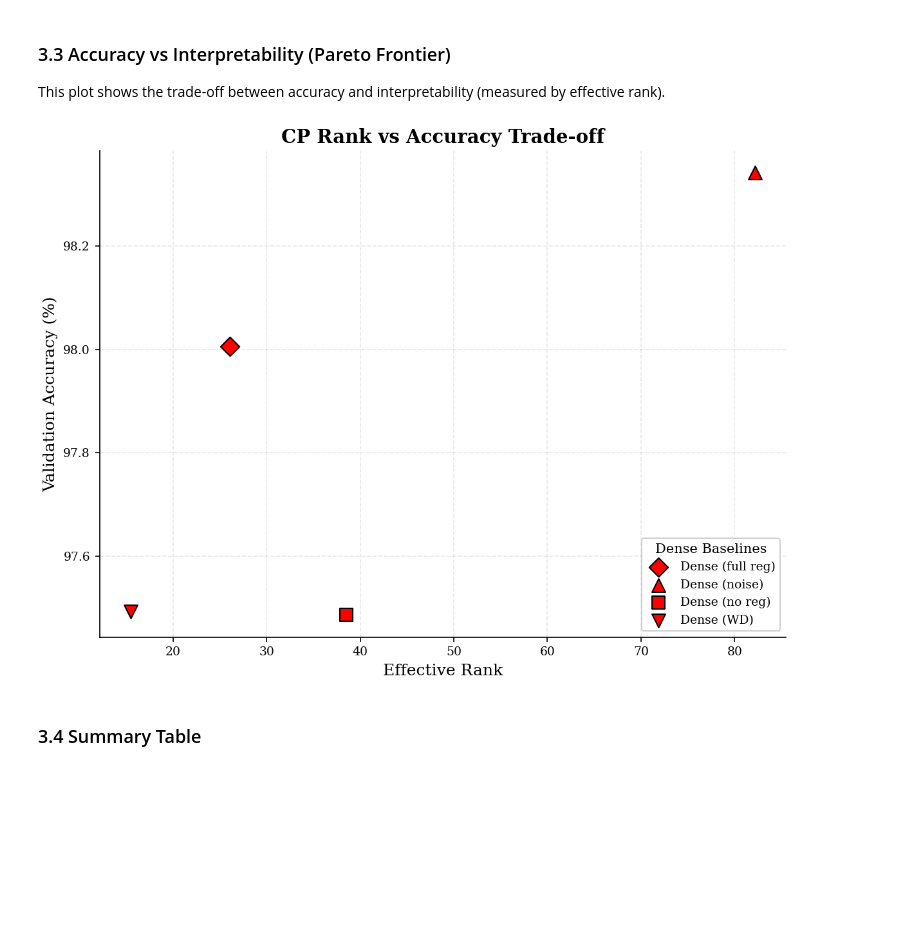
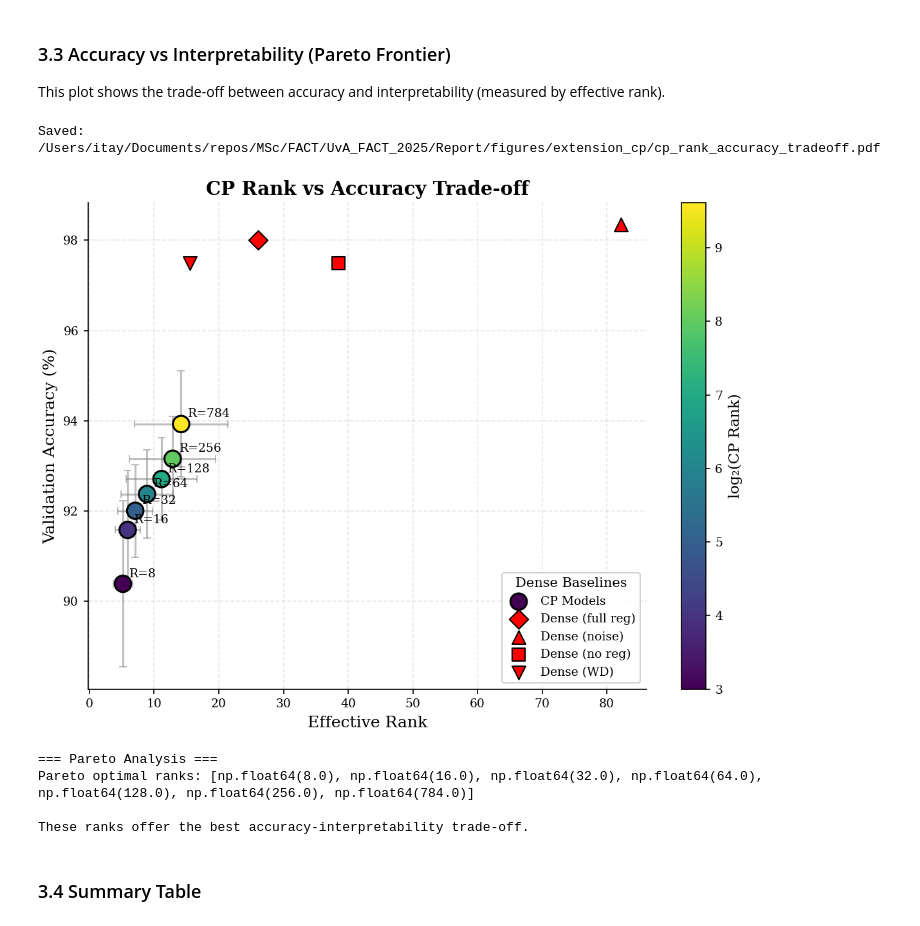
Before and after one commit to erlichon/UvA_FACT_2025, a Jupyter notebook: notebooks/03b_cp_extension.ipynb, the cells around one changed output. Cells and saved outputs as stored; diff of their text form; code cells hidden in the pictures; blank space fills up the shorter version.

```diff
--- a/notebooks/03b_cp_extension.ipynb
+++ b/notebooks/03b_cp_extension.ipynb
@@ -212,12 +301,52 @@ plt.show()
 ### 3.3 Accuracy vs Interpretability (Pareto Frontier)
 
 This plot shows the trade-off between accuracy and interpretability (measured by effective rank).
-# %%
-# Accuracy vs Interpretability (Pareto Frontier)
-fig = plot_cp_pareto_frontier(cp_df, baseline_df=p1_df, ranks=RANKS)
-plt.show()
-# %% [output]
-[figure, removed]
+# %%
+# Figure: Accuracy vs Effective Rank (Pareto Frontier)
+# Shows the trade-off between accuracy and interpretability (effective rank)
+# Lower effective rank = more interpretable; higher accuracy = better performance
+# Pareto optimal: points where you can't improve one without sacrificing the other
+
+from src.plot_utils.cp import plot_cp_pareto_frontier
+
+fig = plot_cp_pareto_frontier(cp_df, baseline_df=p1_df, ranks=RANKS)
+
+# Save to report figures
+save_path = EXTENSION_CP_FIGURES / "cp_rank_accuracy_tradeoff.pdf"
+fig.savefig(save_path, bbox_inches='tight', dpi=300)
+print(f"Saved: {save_path}")
+
+plt.show()
+
+# Compute Pareto efficiency
+print("\n=== Pareto Analysis ===")
+rank_stats = cp_df.groupby('rank').agg({
+    'accuracy': 'mean',
+    'effective_rank': 'mean',
+}).reset_index()
+
+# Find Pareto optimal points (maximize accuracy, minimize effective_rank)
+pareto_optimal = []
+for _, row in rank_stats.iterrows():
+    is_dominated = False
+    for _, other in rank_stats.iterrows():
+        if (other['accuracy'] >= row['accuracy'] and
+            other['effective_rank'] <= row['effective_rank'] and
+            (other['accuracy'] > row['accuracy'] or other['effective_rank'] < row['effective_rank'])):
+            is_dominated = True
+            break
+    if not is_dominated:
+        pareto_optimal.append(row['rank'])
+
+print(f"Pareto optimal ranks: {pareto_optimal}")
+print("\nThese ranks offer the best accuracy-interpretability trade-off.")
+# %% [output]
+Saved: /Users/itay/Documents/repos/MSc/FACT/UvA_FACT_2025/Report/figures/extension_cp/cp_rank_accuracy_tradeoff.pdf
+[figure, added]
+=== Pareto Analysis ===
+Pareto optimal ranks: [np.float64(8.0), np.float64(16.0), np.float64(32.0), np.float64(64.0), np.float64(128.0), np.float64(256.0), np.float64(784.0)]
+
+These ranks offer the best accuracy-interpretability trade-off.
 # %% [markdown]
 ### 3.4 Summary Table
 # %%
```
Also changed, not shown: parts of 12 cells of this notebook.
